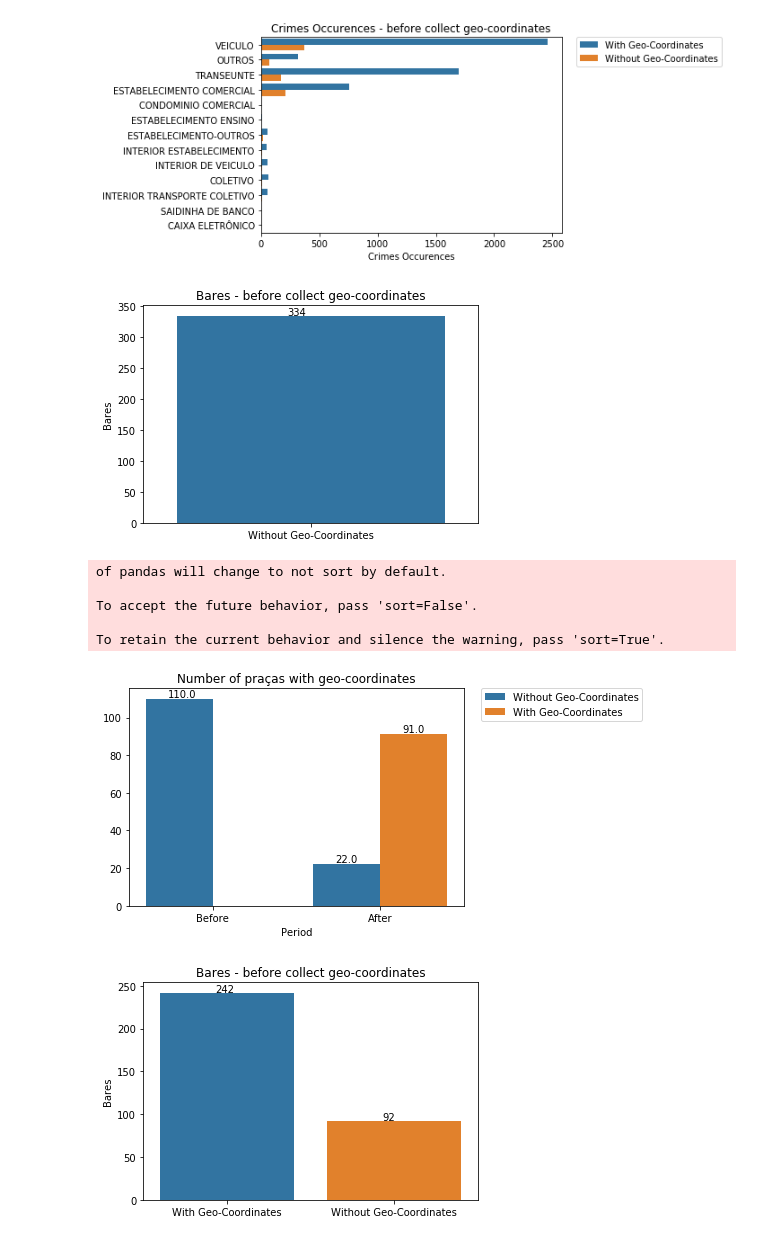
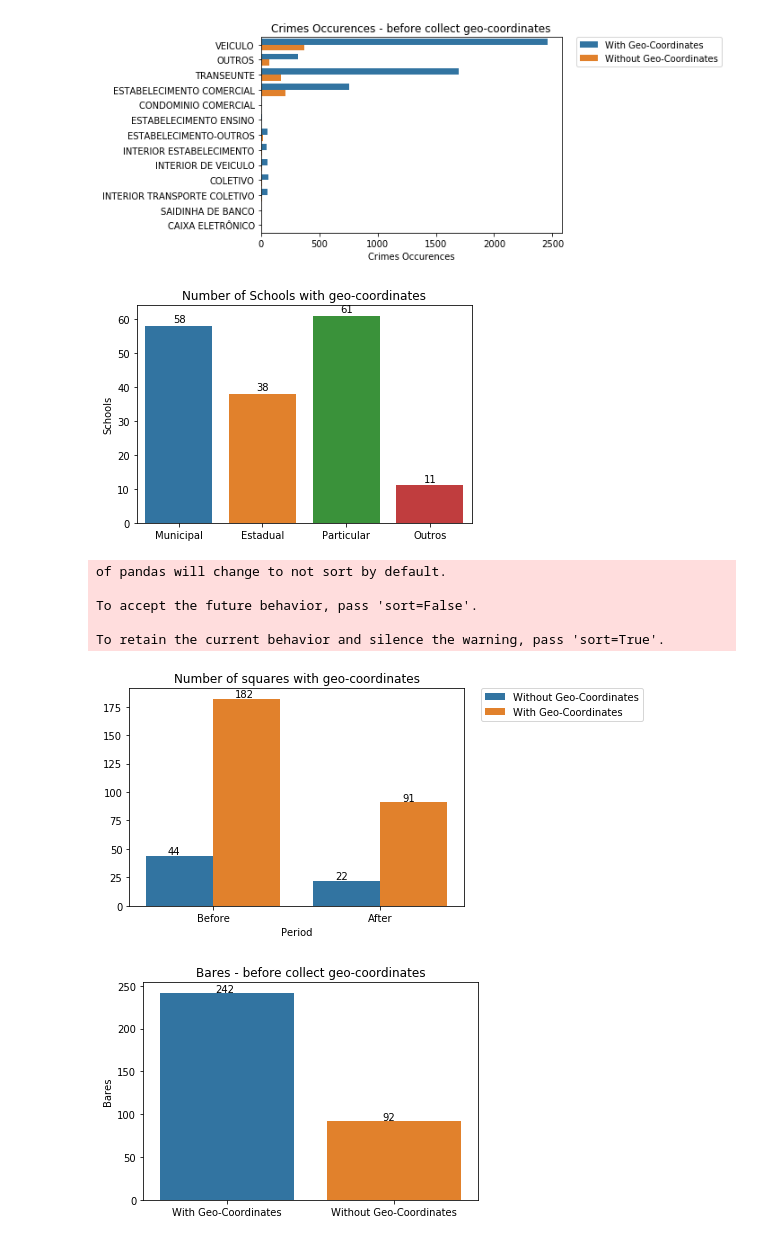
Before and after one commit to tpinhoda/Crimes_Sao_Carlos, a Jupyter notebook: notebooks/11 - Plotting Statistics.ipynb, the cells around one changed output. Saved outputs shown, nothing was run; the diff lists cells and outputs as text; code cells hidden in the pictures.

Commit message:
added more plots

```diff
--- a/notebooks/11 - Plotting Crimes Statistics.ipynb
+++ b/notebooks/11 - Plotting Statistics.ipynb
@@ -19,8 +19,8 @@ filename = 'praças.csv'
 # %%
 path_data = path_interim_data + filename
 data = pd.read_csv(path_data)
-data['no_ref'] = True
-data.replace(True,'Without Geo-Coordinates', inplace=True)
-data.replace(False,'With Geo-Coordinates', inplace=True)
+
+#data.replace(True,'Without Geo-Coordinates', inplace=True)
+#data.replace(False,'With Geo-Coordinates', inplace=True)
 data.head()
 # %% [output]
@@ -41,17 +41,17 @@ ax.figure.savefig('../reports/figures/Types_crimes_before_collecting_geocoordina
 # %% [output]
 [figure]
 # %%
-ax = sns.countplot(x="no_ref",data=data)
-ax.set_title('Bares - before collect geo-coordinates')
+ax = sns.countplot(x="type",data=data)
+ax.set_title('Number of Schools with geo-coordinates')
 ax.set_xlabel('')
-ax.set_ylabel('Bares')
+ax.set_ylabel('Schools')
 #ax.set_xticklabels(ax.get_xticklabels(), rotation=90)
 #plt.legend(bbox_to_anchor=(1.05, 1), loc=2, borderaxespad=0.)
 for p in ax.patches:
     ax.annotate(p.get_height(), (p.get_x()+0.33, p.get_height()+1))
-ax.figure.savefig('../reports/figures/Bares_before_collecting_geocoordinates.svg', bbox_inches="tight")
+ax.figure.savefig('../reports/figures/escolas.svg', bbox_inches="tight")
 # %% [output]
-[figure, old version]
+[figure, new version]
 # %%
 
 path_data = path_processed_data + 'praças.xlsx'
@@ -86,7 +86,7 @@ To accept the future behavior, pass 'sort=False'.
 To retain the current behavior and silence the warning, pass 'sort=True'.
 # %%
 ax = sns.countplot(x="status_geo", hue='no_ref',data=data)
-ax.set_title('Number of praças with geo-coordinates')
+ax.set_title('Number of squares with geo-coordinates')
 ax.set_xlabel('Period')
 ax.set_ylabel('')
 #ax.set_xticklabels(ax.get_xticklabels(), rotation=90)
@@ -95,7 +95,7 @@ for p in ax.patches:
     ax.annotate(p.get_height(), (p.get_x()+0.13, p.get_height()+1))
 ax.figure.savefig('../reports/figures/praças.svg', bbox_inches="tight")
 # %% [output]
-[figure, old version]
+[figure, new version]
 # %%
 #data = pd.concat([data, data_arara])
 ax = sns.countplot(x="no_ref",data=data)
```
Also changed, not shown: parts of 1 cell of this notebook, 11 other files.
